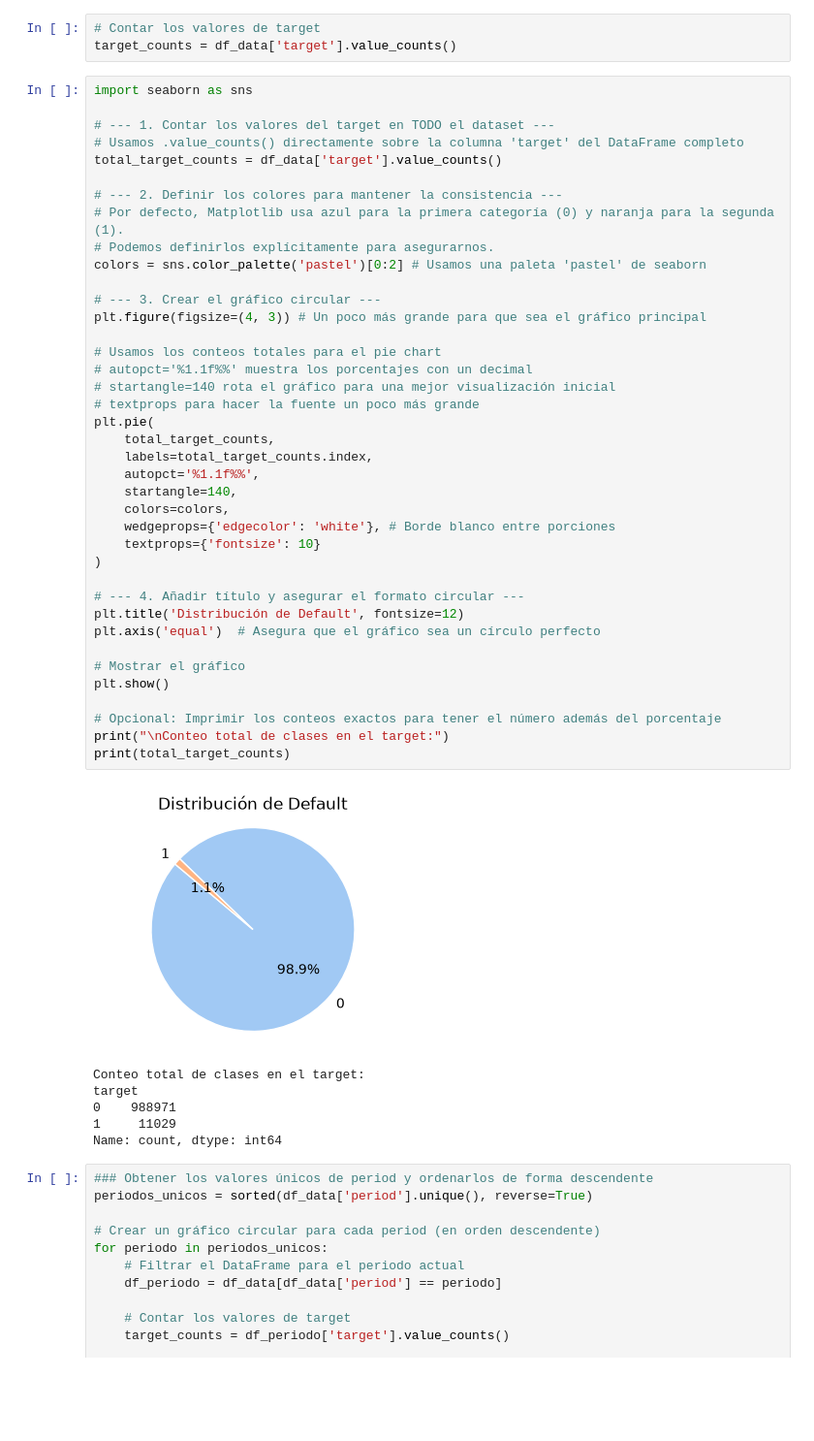
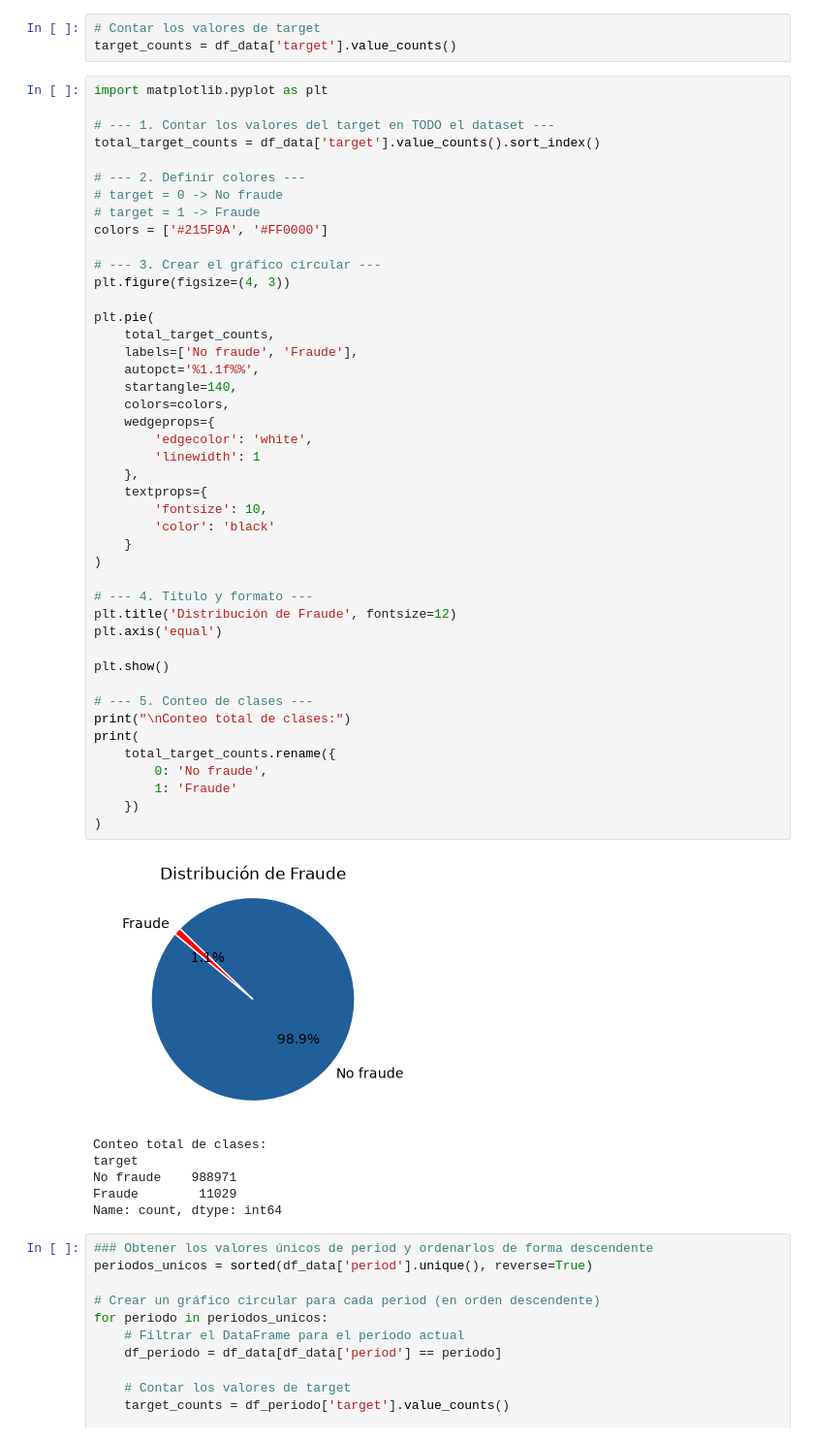
Before and after one commit to Renzuki123/breit-fraud-detection-globalbank, a Jupyter notebook: notebooks/02_data_quality.ipynb, the cells around one changed output. Shown at 97% size. Saved outputs shown, nothing was run; the diff lists cells and outputs as text; blank space fills up the shorter version.

```diff
--- a/notebooks/02_data_quality.ipynb
+++ b/notebooks/02_data_quality.ipynb
@@ -514,50 +514,55 @@ tabla_outliers
 # Contar los valores de target
 target_counts = df_data['target'].value_counts()
 # %%
-import seaborn as sns
+import matplotlib.pyplot as plt
 
 # --- 1. Contar los valores del target en TODO el dataset ---
-# Usamos .value_counts() directamente sobre la columna 'target' del DataFrame completo
-total_target_counts = df_data['target'].value_counts()
+total_target_counts = df_data['target'].value_counts().sort_index()
 
-# --- 2. Definir los colores para mantener la consistencia ---
-# Por defecto, Matplotlib usa azul para la primera categoría (0) y naranja para la segunda (1).
-# Podemos definirlos explícitamente para asegurarnos.
-colors = sns.color_palette('pastel')[0:2] # Usamos una paleta 'pastel' de seaborn
+# --- 2. Definir colores ---
+# target = 0 -> No fraude
+# target = 1 -> Fraude
+colors = ['#215F9A', '#FF0000']
 
 # --- 3. Crear el gráfico circular ---
-plt.figure(figsize=(4, 3)) # Un poco más grande para que sea el gráfico principal
+plt.figure(figsize=(4, 3))
 
-# Usamos los conteos totales para el pie chart
-# autopct='%1.1f%%' muestra los porcentajes con un decimal
-# startangle=140 rota el gráfico para una mejor visualización inicial
-# textprops para hacer la fuente un poco más grande
 plt.pie(
     total_target_counts,
-    labels=total_target_counts.index,
+    labels=['No fraude', 'Fraude'],
     autopct='%1.1f%%',
     startangle=140,
     colors=colors,
-    wedgeprops={'edgecolor': 'white'}, # Borde blanco entre porciones
-    textprops={'fontsize': 10}
+    wedgeprops={
+        'edgecolor': 'white',
+        'linewidth': 1
+    },
+    textprops={
+        'fontsize': 10,
+        'color': 'black'
+    }
 )
 
-# --- 4. Añadir título y asegurar el formato circular ---
-plt.title('Distribución de Default', fontsize=12)
-plt.axis('equal')  # Asegura que el gráfico sea un círculo perfecto
+# --- 4. Título y formato ---
+plt.title('Distribución de Fraude', fontsize=12)
+plt.axis('equal')
 
-# Mostrar el gráfico
 plt.show()
 
-# Opcional: Imprimir los conteos exactos para tener el número además del porcentaje
-print("\nConteo total de clases en el target:")
-print(total_target_counts)
+# --- 5. Conteo de clases ---
+print("\nConteo total de clases:")
+print(
+    total_target_counts.rename({
+        0: 'No fraude',
+        1: 'Fraude'
+    })
+)
 # %% [output]
-[figure, old version]
+[figure, new version]
-Conteo total de clases en el target:
+Conteo total de clases:
 target
-0    988971
-1     11029
+No fraude    988971
+Fraude        11029
 Name: count, dtype: int64
 # %%
 ### Obtener los valores únicos de period y ordenarlos de forma descendente
```
Also changed, not shown: parts of 6 cells of this notebook, 4 other files.
